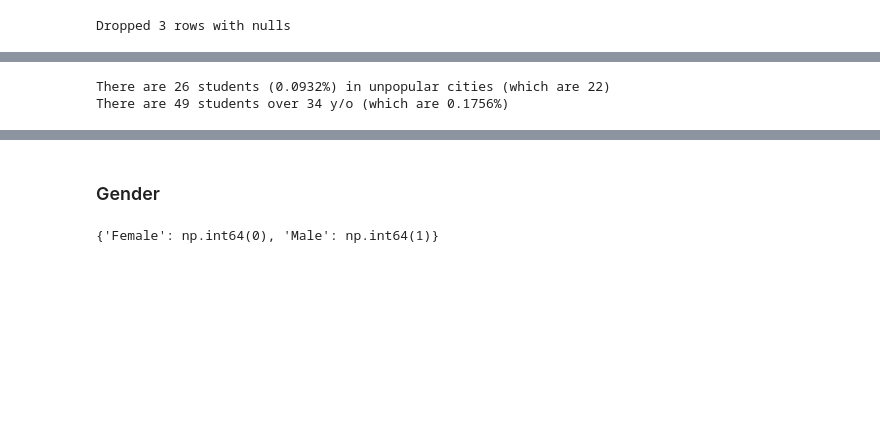
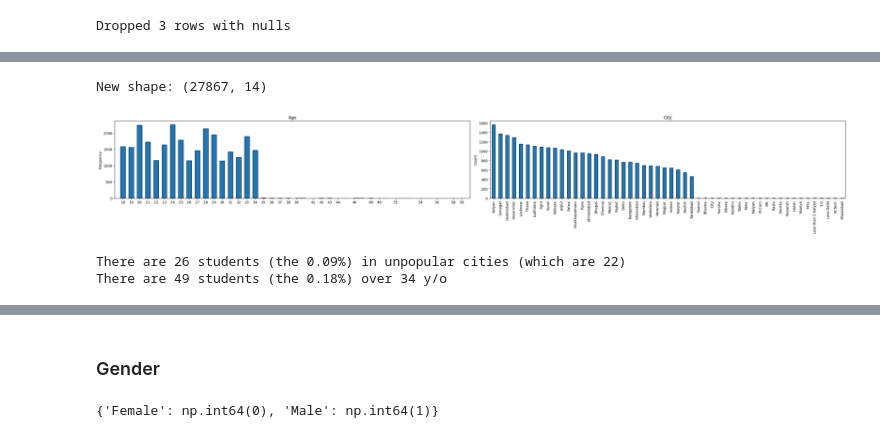
Before and after one commit to Shardyne/faikr3-project, a Jupyter notebook: Gio/data_preparation_gio.ipynb, the cells around one changed output, grey strips where cells are left out. Cells and saved outputs as stored; diff of their text form; code cells hidden in the pictures; blank space fills up the shorter version.

```diff
--- a/Gio/data_preparation_gio.ipynb
+++ b/Gio/data_preparation_gio.ipynb
@@ -102,12 +77,25 @@ plt.show()
+# %%
+df_cleaned = df_notna.drop(columns=["Profession", "Work Pressure", "Job Satisfaction"])
+df_cleaned.drop(index=working_students, inplace=True)
+df_cleaned.rename(columns={"Work/Study Hours" : "Study Hours"}, inplace=True)   # for coherence
+
+print(f"New shape: {df_cleaned.shape}")
+# %% [output]
+New shape: (27867, 14)
+# %%
+plot_dataframe_columns(df_cleaned[["Age", "City"]], figsize_base=(30, 5), bins=60, show_all_xticks=True)
+# %% [output]
+[figure, added]
 # %%
 threshold = 1 # % threshold over all the samples
-city_counts = df_notna['City'].value_counts()
-unpopular_cities = city_counts[city_counts < threshold/100*df_notna.shape[0]].index
-students_in_unpopular_cities = df_notna[df_notna['City'].isin(unpopular_cities)].shape[0]
-print(f"There are {students_in_unpopular_cities} students ({100*students_in_unpopular_cities/df_notna.shape[0]:.4f}%) in unpopular cities (which are {len(unpopular_cities)})")
+city_counts = df_cleaned['City'].value_counts()
+unpopular_cities = city_counts[city_counts < threshold/100*df_cleaned.shape[0]].index
+students_in_unpopular_cities = df_cleaned[df_cleaned['City'].isin(unpopular_cities)].shape[0]
+print(f"There are {students_in_unpopular_cities} students (the {100*students_in_unpopular_cities/df_cleaned.shape[0]:.2f}%) in unpopular cities (which are {len(unpopular_cities)})")
 
-over_34_students = df_notna[df_notna['Age'] > 34].shape[0]
-print(f"There are {over_34_students} students over 34 y/o (which are {100*over_34_students/df_notna.shape[0]:.4f}%)")
+# 34 observed by plot
+over_34_students = df_cleaned[df_cleaned['Age'] > 34].shape[0]
+print(f"There are {over_34_students} students (the {100*over_34_students/df_cleaned.shape[0]:.2f}%) over 34 y/o")
 # %% [output]
-There are 26 students (0.0932%) in unpopular cities (which are 22)
-There are 49 students over 34 y/o (which are 0.1756%)
+There are 26 students (the 0.09%) in unpopular cities (which are 22)
+There are 49 students (the 0.18%) over 34 y/o
```
Also changed, not shown: parts of 53 cells of this notebook, 3 other files.
